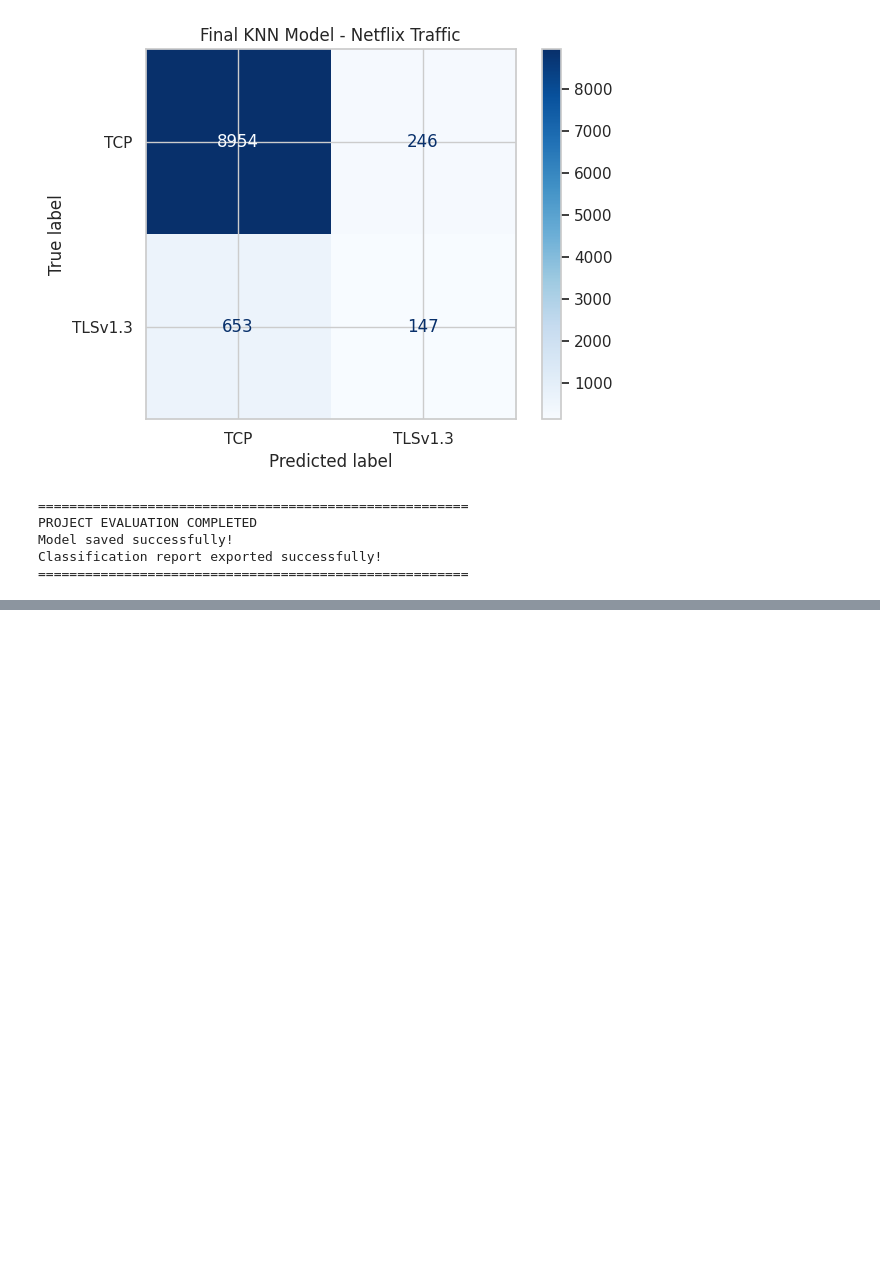
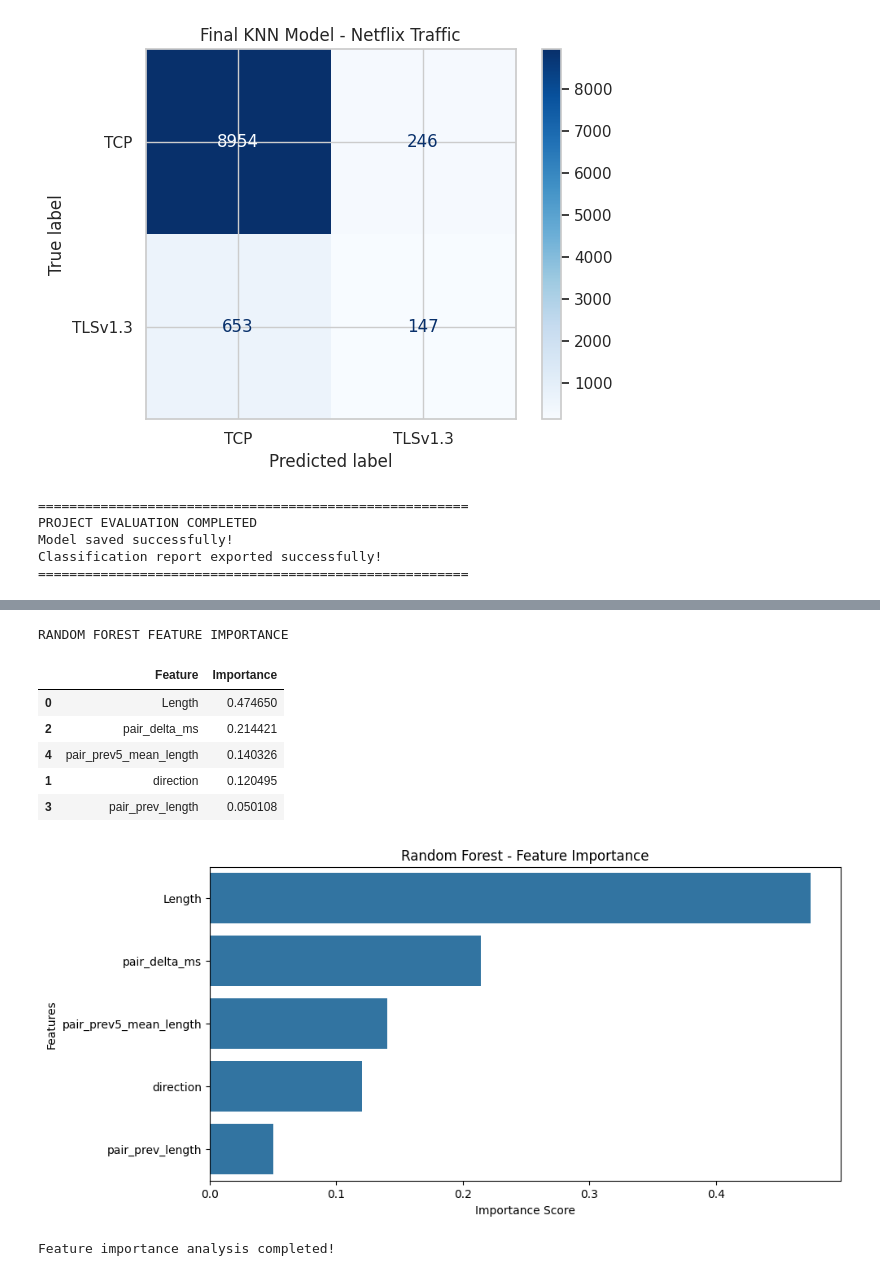
Before and after one commit to subhdeeep/Netflix-Network-Traffic-Classification, a Jupyter notebook: Machine_Learning.ipynb, the cells around one changed output, grey strips where cells are left out. Saved outputs shown, nothing was run; the diff lists cells and outputs as text; code cells hidden in the pictures; blank space fills up the shorter version.

```diff
--- a/Machine_Learning.ipynb
+++ b/Machine_Learning.ipynb
@@ -1645,0 +1871,69 @@ Classification report exported successfully!
+# %%
+# ==========================================
+# RANDOM FOREST FEATURE IMPORTANCE
+# ==========================================
+
+from sklearn.ensemble import RandomForestClassifier
+from sklearn.pipeline import Pipeline
+from sklearn.impute import SimpleImputer
+import pandas as pd
+import matplotlib.pyplot as plt
+import seaborn as sns
+
+# Train Random Forest
+rf_model = Pipeline([
+    ('imputer', SimpleImputer(strategy='median')),
+    ('model', RandomForestClassifier(
+        n_estimators=100,
+        max_depth=18,
+        min_samples_leaf=5,
+        class_weight='balanced_subsample',
+        random_state=42,
+        n_jobs=-1
+    ))
+])
+
+rf_model.fit(X_tree, y_tree)
+
+# Extract feature importance
+importance = rf_model.named_steps[
+    'model'
+].feature_importances_
+
+importance_df = pd.DataFrame({
+    'Feature': features,
+    'Importance': importance
+}).sort_values(
+    by='Importance',
+    ascending=False
+)
+
+print("RANDOM FOREST FEATURE IMPORTANCE")
+display(importance_df)
+
+# Visualization
+plt.figure(figsize=(10, 5))
+
+sns.barplot(
+    data=importance_df,
+    x='Importance',
+    y='Feature'
+)
+
+plt.title('Random Forest - Feature Importance')
+plt.xlabel('Importance Score')
+plt.ylabel('Features')
+
+plt.show()
+
+print("Feature importance analysis completed!")
+# %% [output]
+RANDOM FOREST FEATURE IMPORTANCE
+|  | Feature | Importance |
+| 0 | Length | 0.474650 |
+| 2 | pair_delta_ms | 0.214421 |
+| 4 | pair_prev5_mean_length | 0.140326 |
+| 1 | direction | 0.120495 |
+| 3 | pair_prev_length | 0.050108 |
+[figure, added]
+Feature importance analysis completed!
```
Also changed, not shown: parts of 7 cells of this notebook.
